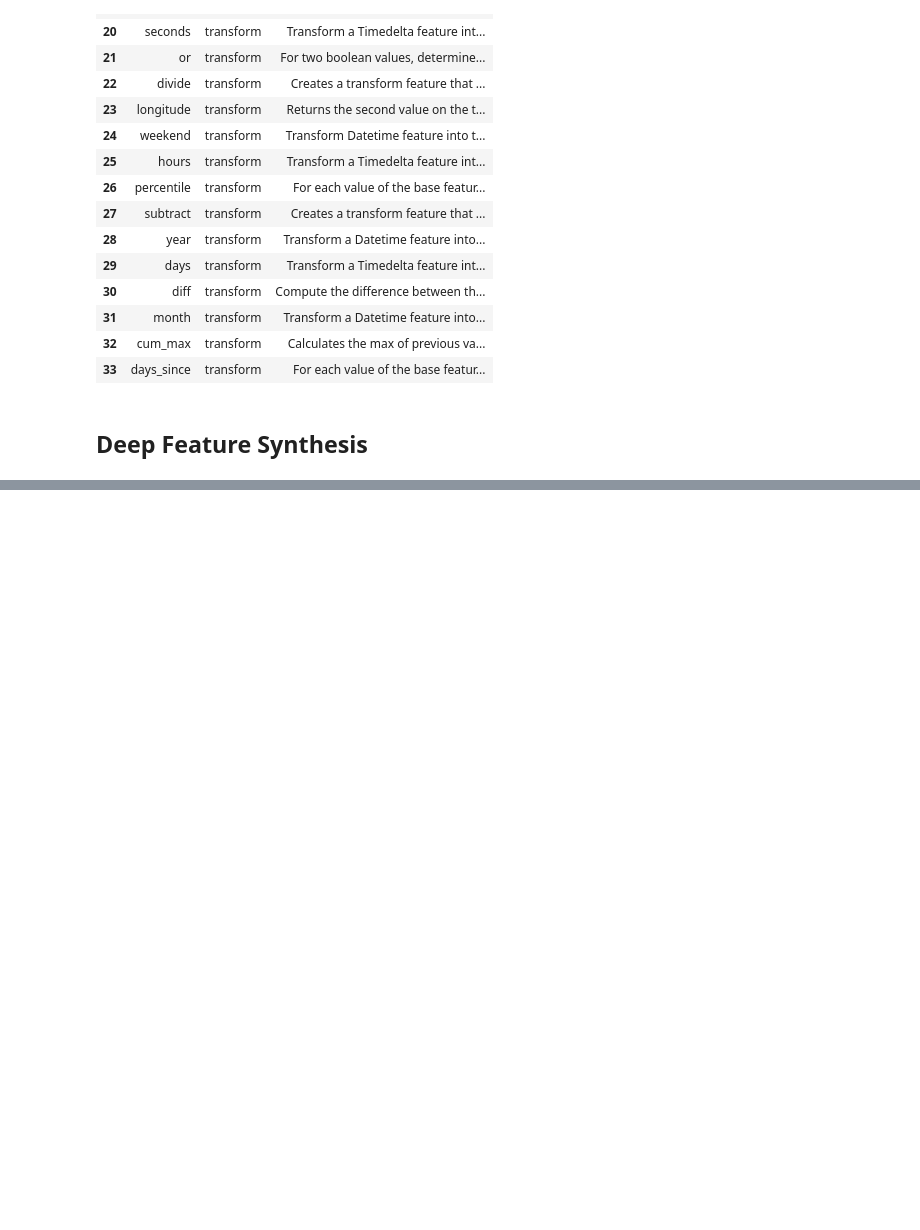
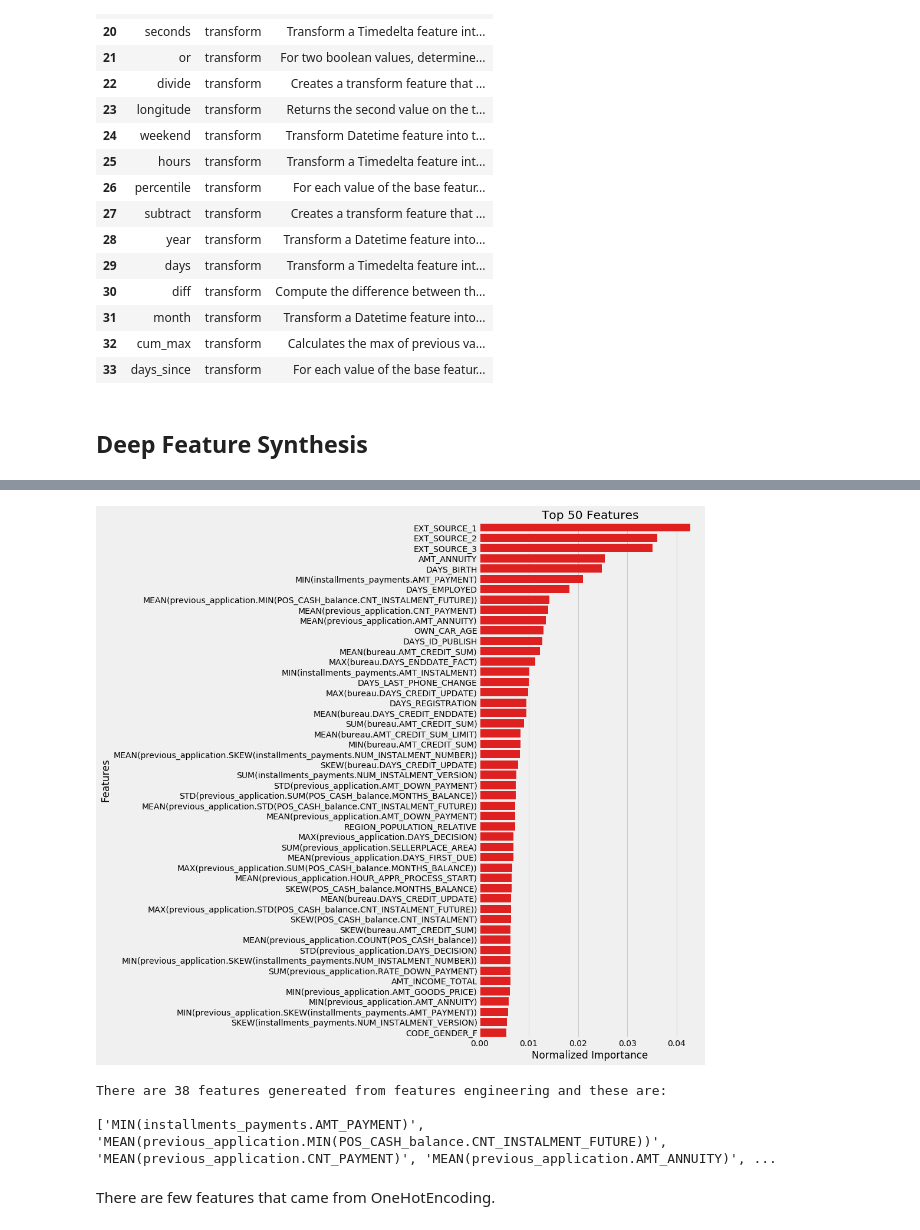
Before and after one commit to zahid1202/Credit_Default_Risk, a Jupyter notebook: Automated_Feature_Engineering.ipynb, the cells around one changed output, grey strips where cells are left out. Drawn from its saved outputs; the diff is of its cells as text; code cells hidden in the pictures; blank space fills up the shorter version.

Commit message:
Full model

```diff
--- a/Automated_Feature_Engineering.ipynb
+++ b/Automated_Feature_Engineering.ipynb
@@ -670,28 +684,6 @@ class aggregator(object):
         return submission, feature_importances, performance_table
 
 
-    def plot_feature_importance(self, df):
-
-        plt.style.use('fivethirtyeight')
-        # Normalize the feature impotances
-        df['importance'] = df['importance'] / df['importance'].sum()
-
-
-        # Initialize the matplotlib figure
-        f, ax = plt.subplots(figsize=(6, 15))
-
-        sns.barplot(x="importance", y="feature_names",
-                    data=df.sort_values("importance", ascending=False)[:50],
-                    label="Most Important Features", color="r")
-
-
-        # Plot labeling
-        plt.xlabel('Normalized Importance');
-        plt.ylabel('Features');
-
-        plt.title('Most Important Features')
-        plt.show()
-
     def featurs_engineering_domain_knowledge(self, train, test):
 
         """ Feature Engineering based on the domain knowledge. (Acknowledgement : Aguiar - Kaggle)
@@ -776,18 +768,18 @@ class aggregator(object):
 
         return train, test
 
-    def plot_feature_importance(self, df):
+    def plot_feature_importance(self, df, n_feature = 50):
 
         plt.style.use('fivethirtyeight')
         # Normalize the feature impotances
         df['importance'] = df['importance'] / df['importance'].sum()
-
+        top_features=df.sort_values("importance", ascending=False)[:n_feature]
 
         # Initialize the matplotlib figure
         f, ax = plt.subplots(figsize=(6, 15))
 
         sns.barplot(x="importance", y="feature_names",
-                    data=df.sort_values("importance", ascending=False)[:50],
+                    data=df.sort_values("importance", ascending=False)[:n_feature],
                     label="Most Important Features", color="r")
 
 
@@ -795,8 +787,10 @@ class aggregator(object):
         plt.xlabel('Normalized Importance');
         plt.ylabel('Features');
 
-        plt.title('Most Important Features')
+        plt.title('Top {} Features'.format(n_feature))
         plt.show()
+
+        return top_features
 
 
     def features_engineering(self, features,
@@ -920,0 +922,3 @@ df_test["SK_ID_CURR"] = test.SK_ID_CURR
+# %%
+df_train = reduce_mem(pd.read_csv("df_train.csv"))
+df_test = reduce_mem(pd.read_csv("df_test.csv"))
@@ -921,2 +932,2 @@ df_test["SK_ID_CURR"] = test.SK_ID_CURR
 # %%
-agg.lgboost_model(df_train, df_test,n_folds_cv=2)
+submission, feature_importances, performance_table = agg.lgboost_model(df_train, df_test,n_folds_cv=3)
@@ -922,0 +952,22 @@ agg.lgboost_model(df_train, df_test,n_folds_cv=2)
+# %%
+# Plotting top features that came from feature tool operation
+top_fts_all = agg.plot_feature_importance(feature_importances)
+# %% [output]
+[figure, added]
+# %%
+# Counting the number of features that are in top 50 that came from engineered features
+top_50 = top_fts_all.feature_names.tolist()
+original_features = train.columns.tolist()
+# list of featues in top_50 that came from feature engineering
+
+for ft in original_features:
+    if ft in top_50:
+        top_50.remove(ft)
+
+print("There are {} features genereated from features engineering and these are:\n\n{}.".format(len(top_50), top_50))
+# %% [output]
+There are 38 features genereated from features engineering and these are:
+
+['MIN(installments_payments.AMT_PAYMENT)', 'MEAN(previous_application.MIN(POS_CASH_balance.CNT_INSTALMENT_FUTURE))', 'MEAN(previous_application.CNT_PAYMENT)', 'MEAN(previous_application.AMT_ANNUITY)', ...
+# %% [markdown]
+There are few features that came from OneHotEncoding.
```
Also changed, not shown: parts of 10 cells of this notebook.
